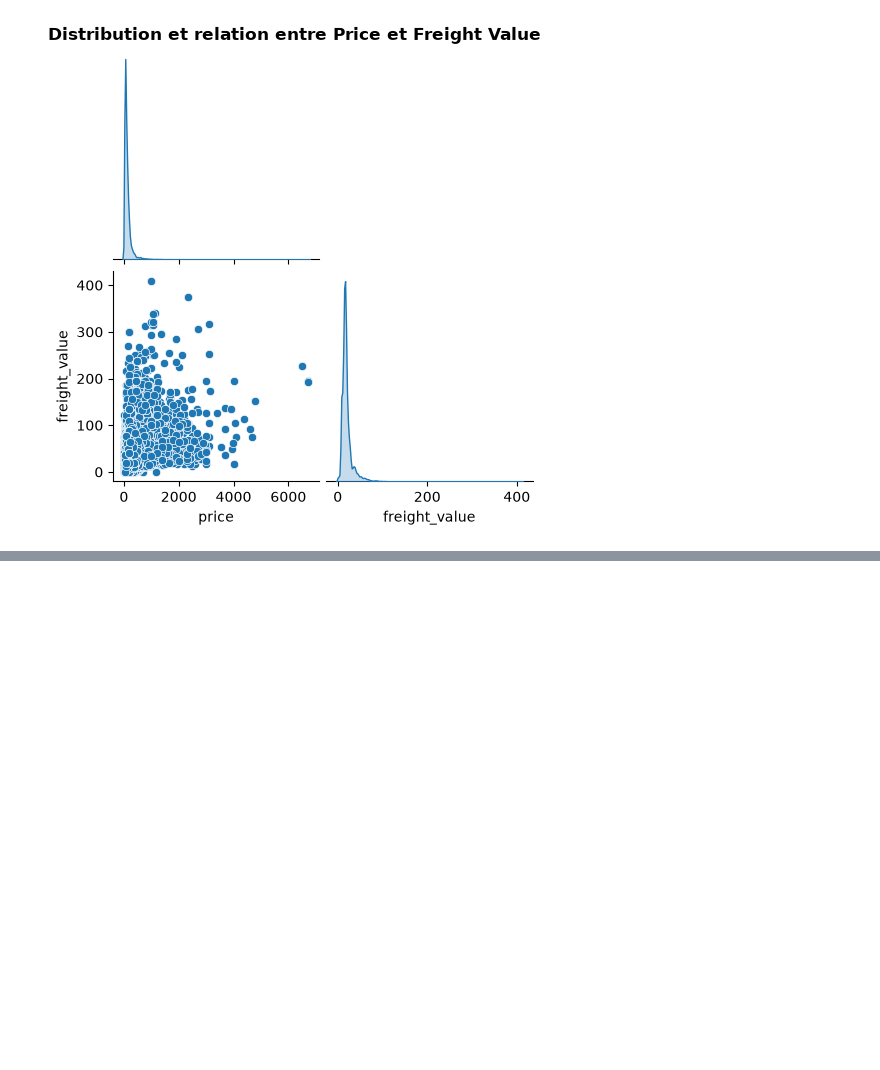
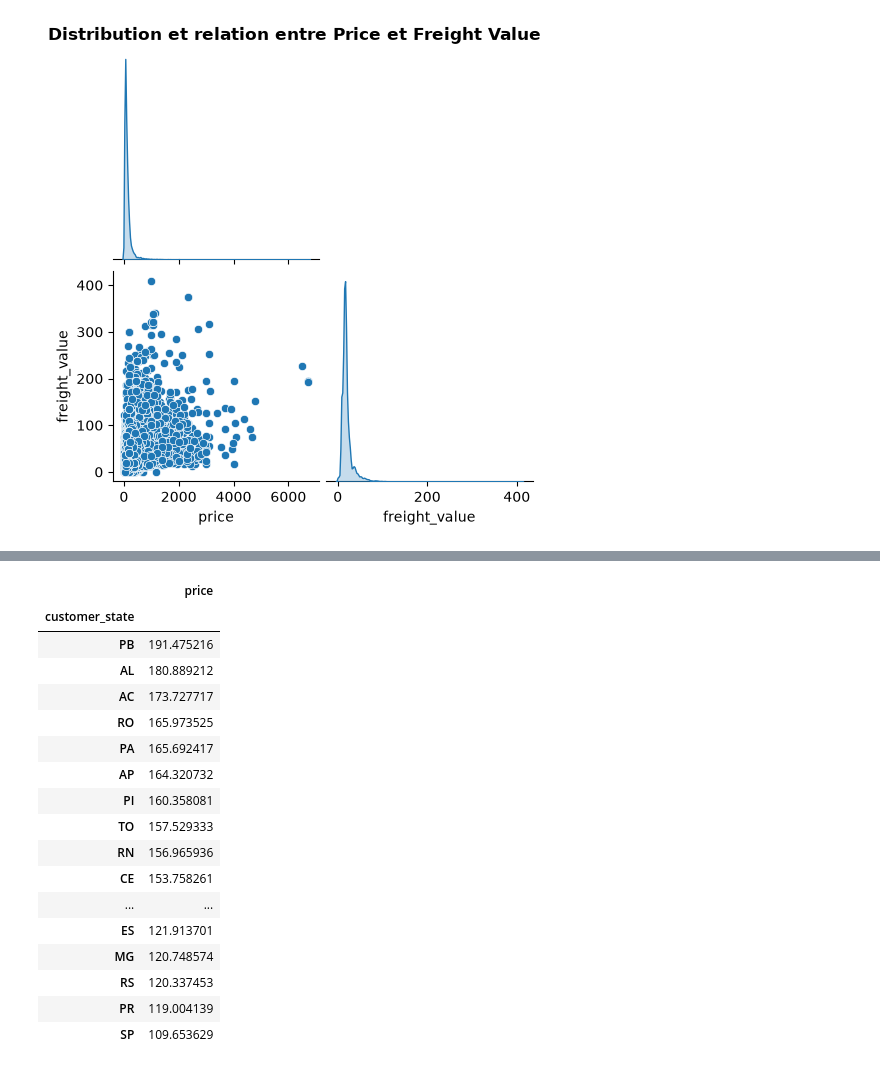
Before and after one commit to djiliwade67-ops/portfolio-data-science, a Jupyter notebook: projet2-olist/projet2-olist.ipynb, the cells around one changed output, grey strips where cells are left out. Drawn from its saved outputs; the diff is of its cells as text; code cells hidden in the pictures; blank space fills up the shorter version.

```diff
--- a/projet2-olist/projet2-olist.ipynb
+++ b/projet2-olist/projet2-olist.ipynb
@@ -149,0 +160,21 @@ plt.show()
+# %%
+pd.pivot_table(merge2 , index=['customer_state'] , values=['price'] , aggfunc='mean').sort_values(by = "price" , ascending = False)
+# %% [output]
+|  | price |
+| customer_state |  |
+| PB | 191.475216 |
+| AL | 180.889212 |
+| AC | 173.727717 |
+| RO | 165.973525 |
+| PA | 165.692417 |
+| AP | 164.320732 |
+| PI | 160.358081 |
+| TO | 157.529333 |
+| RN | 156.965936 |
+| CE | 153.758261 |
+| ... | ... |
+| ES | 121.913701 |
+| MG | 120.748574 |
+| RS | 120.337453 |
+| PR | 119.004139 |
+| SP | 109.653629 |
```
Also changed, not shown: parts of 5 cells of this notebook.
